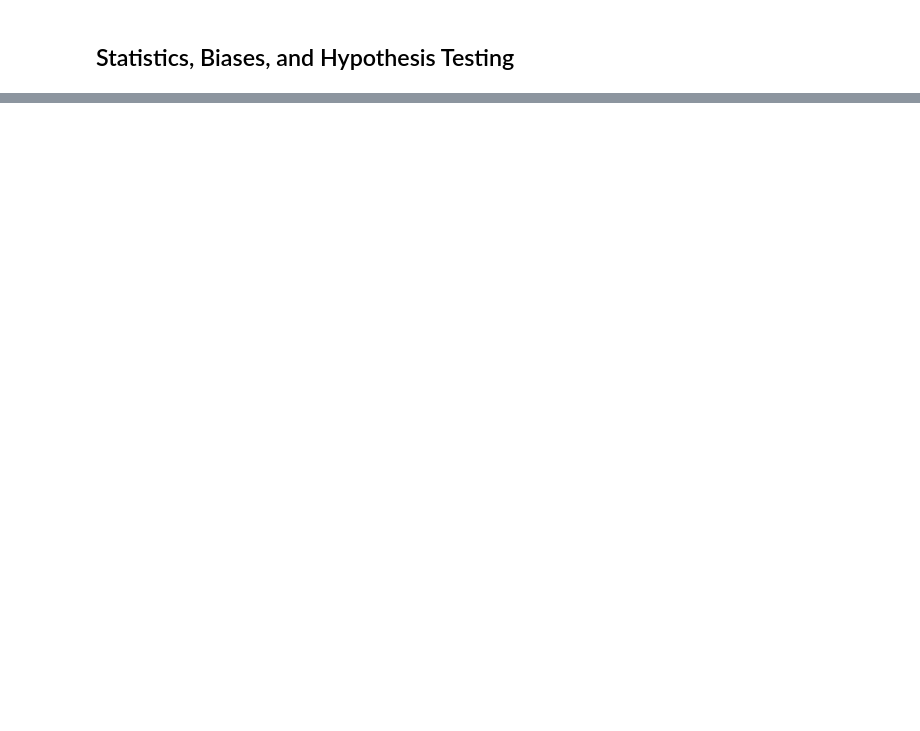
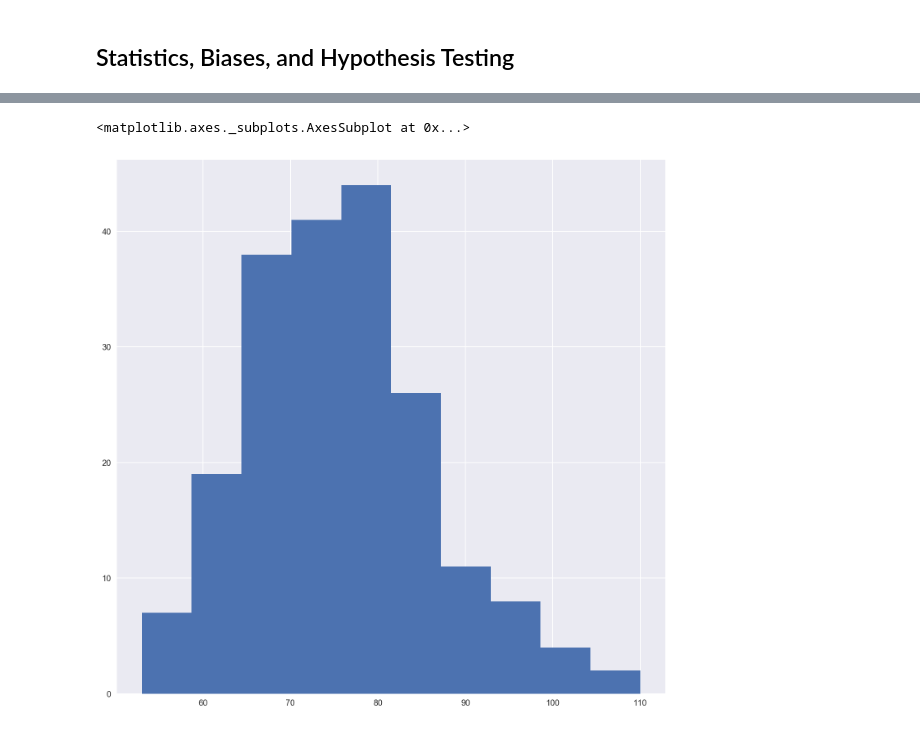
Before and after one commit to genzhao/dsi, a Jupyter notebook: project-3-sf-regression.ipynb, the cells around one changed output, grey strips where cells are left out. Cells and saved outputs as stored; diff of their text form; code cells hidden in the pictures; blank space fills up the shorter version.

```diff
--- a/project-3-sf-regression.ipynb
+++ b/project-3-sf-regression.ipynb
@@ -175,3 +450,5 @@ http://assets.datacamp.com/blog_assets/chol.txt'
     - What if we want to know if its less than or greater than? This is called a one sided test. We can calculate this from the result of a two sided. You divide your p value in half and check if your t statistic is positive or negative Greater than: p/2 < confidence level and t > 0 and Less-than: p/2 < confidence level and t < 0.
 
     - If national average weight is 85 pounds, is our weight average statistical significantly less?
+# %%
+health = pd.read_csv('http://assets.datacamp.com/blog_assets/chol.txt', sep=" ")
@@ -177,0 +467,4 @@ http://assets.datacamp.com/blog_assets/chol.txt'
+# %%
+smoke_dum = pd.get_dummies(health[['SMOKE', 'BLOOD']])
+# %%
+health = pd.concat([health,smoke_dum], axis=1)
@@ -177,0 +486,5 @@ http://assets.datacamp.com/blog_assets/chol.txt'
+# %%
+health.WEIGHT.hist()
+# %% [output]
+<matplotlib.axes._subplots.AxesSubplot at 0x...>
+[figure, added]
```
Also changed, not shown: parts of 58 cells of this notebook.
